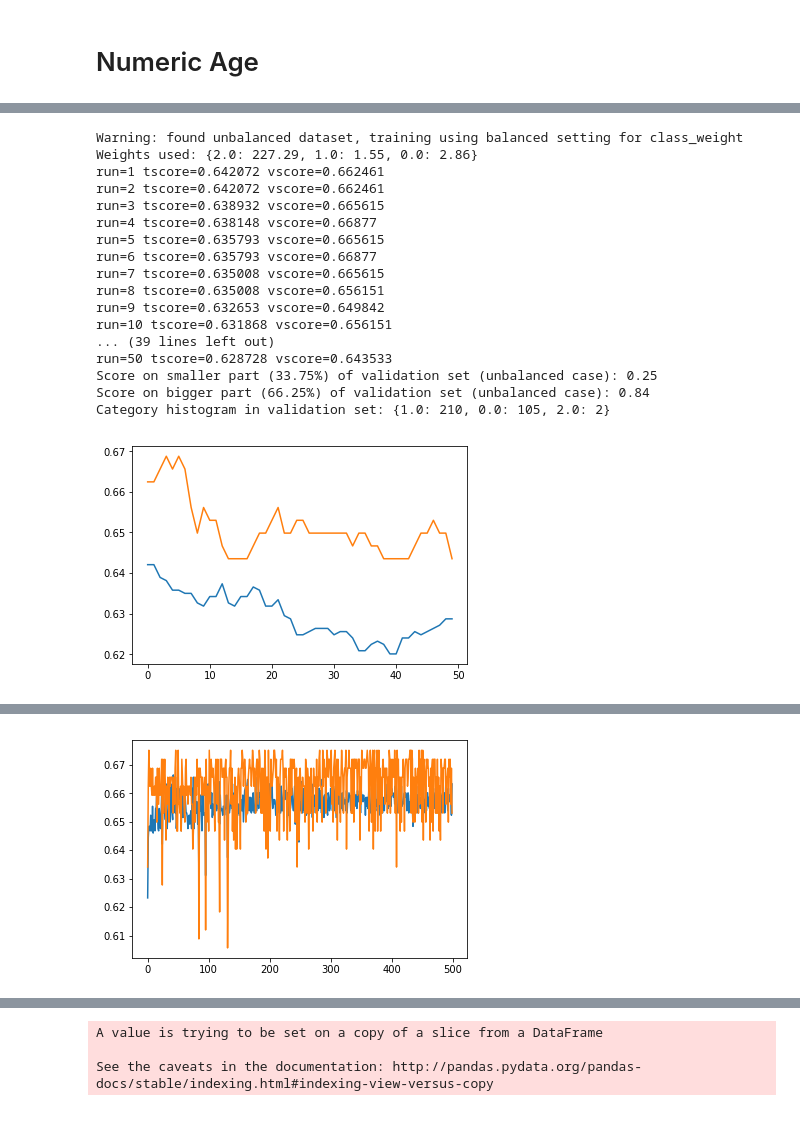
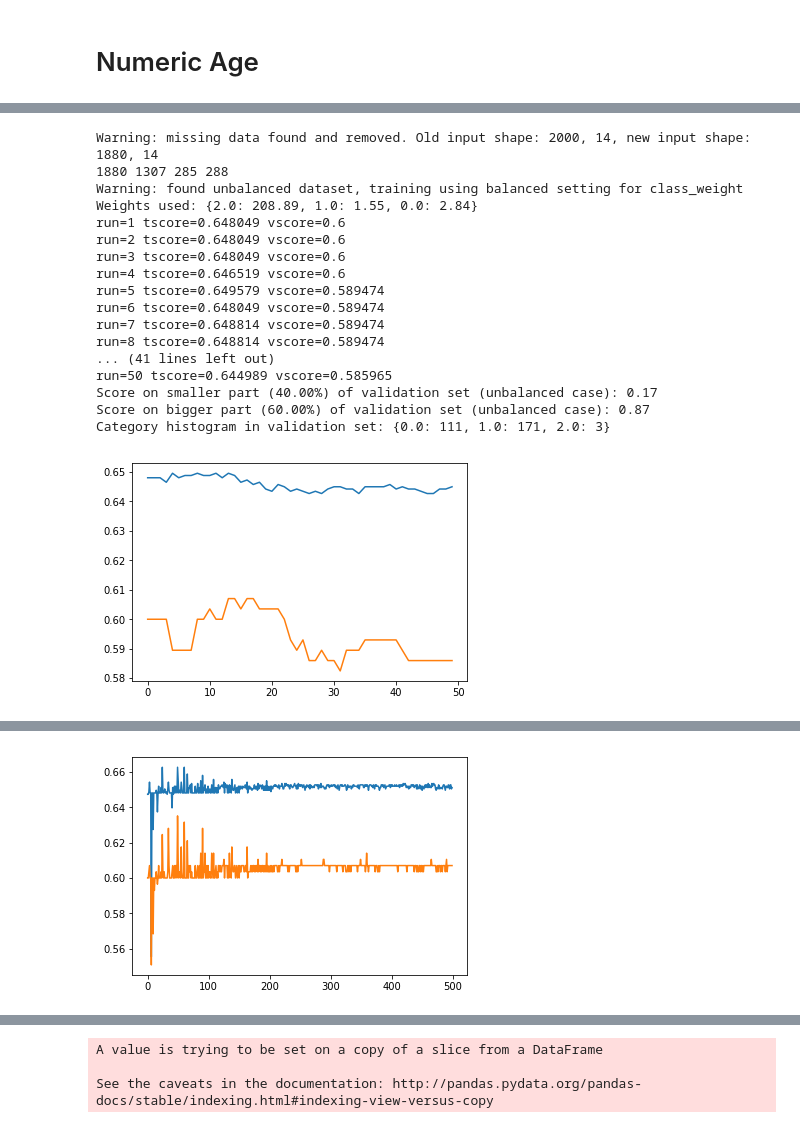
Before and after one commit to guglielmoG/MachineLearningVod, a Jupyter notebook: ML-Vod++.ipynb, the cells around one changed output, grey strips where cells are left out. Cells and saved outputs as stored; diff of their text form; code cells hidden in the pictures.

Commit message:
Add test set buildTrain

```diff
--- a/ML-Vod++.ipynb
+++ b/ML-Vod++.ipynb
@@ -516,9 +534,7 @@ class perc(interface):
     def __str__(self):
         return 'Perceptron interface'
 # %%
-def train_MLP(ml_perc, X, y, percentage=0.8, max_iter= 30, std=False, pca=0, v=True, build_seed=None):
-
-    data = buildTrain(X, y, percentage, std, pca, seed=build_seed)
+def train_MLP(ml_perc, data, X, y, max_iter= 30, v=True):
 
     tscores = []
     vscores = []
@@ -538,22 +554,22 @@ def train_MLP(ml_perc, X, y, percentage=0.8, max_iter= 30, std=False, pca=0, v=T
         plt.figure()
         plt.plot(np.arange(max_iter), tscores, np.arange(max_iter), vscores)
 
-    return tscores, vscores, data.get_valid()
+    return tscores, vscores
 # %%
 class MLP(interface):
 
-    def _train(self, X, y, percentage, std, pca, epochs, args):
+    def _train(self, X, y, data, epochs, args):
 
         #create multiple perceptron
         ml_perc_ = MLPClassifier(**args)
 
-        param_warm = (ml_perc_, X, y, percentage, epochs, std, pca, True, self.build_seed)
+        param_warm = (ml_perc_, data, X, y, epochs, True)
 
-        tscores, vscores, valid = train_MLP(*param_warm)
+        tscores, vscores = train_MLP(*param_warm)
 
         #save settings
         self.obj = ml_perc_
-        return tscores, vscores, valid
+        return tscores, vscores
 
     def __str__(self):
         return 'MLP interface'
@@ -954,9 +801,8 @@ See the caveats in the documentation: http://pandas.pydata.org/pandas-docs/stabl
 # Urbanization
 # %%
 X = df_filled[traffic_columns]
-y = df_filled['Urban'].map(lambda x: int(x), na_action = 'ignore')
-data = buildTrain(X, y, perc=0.85)
-print('train size %d, test size %d' % (data.get_size()))
+df_filled['Urban'] = df_filled['Urban'].map(lambda x: int(x), na_action = 'ignore')
+y = df_filled['Urban']
 build_seed = 4562
 my_perc = perc(build_seed)
 my_MLP = MLP(build_seed)
@@ -1073,28 +941,28 @@ train size 1591, test size 289
 # %%
-my_perc.train(*data.get_train(), percentage=0.8, std=False, pca=0, threshold_unbalanced=0.6, epochs=50,
+my_perc.train(X, y, percentage=(0.70,0.15,0.15), std=False, pca=0, threshold_unbalanced=0.6, epochs=50,
               loss='log', penalty='none', alpha=1e-8, power_t=0.7, it_interval=100, learning_rate='constant',
               eta0=1e-4, class_weight=None)
 # %% [output]
+Warning: missing data found and removed. Old input shape: 2000, 14, new input shape: 1880, 14
+1880 1307 285 288
 Warning: found unbalanced dataset, training using balanced setting for class_weight
-Weights used: {2.0: 227.29, 1.0: 1.55, 0.0: 2.86}
-run=1 tscore=0.642072 vscore=0.662461
-run=2 tscore=0.642072 vscore=0.662461
-run=3 tscore=0.638932 vscore=0.665615
-run=4 tscore=0.638148 vscore=0.66877
-run=5 tscore=0.635793 vscore=0.665615
-run=6 tscore=0.635793 vscore=0.66877
-run=7 tscore=0.635008 vscore=0.665615
-run=8 tscore=0.635008 vscore=0.656151
-run=9 tscore=0.632653 vscore=0.649842
-run=10 tscore=0.631868 vscore=0.656151
-... (39 lines left out)
-run=50 tscore=0.628728 vscore=0.643533
-Score on smaller part (33.75%) of validation set (unbalanced case): 0.25
-Score on bigger part (66.25%) of validation set (unbalanced case): 0.84
-Category histogram in validation set: {1.0: 210, 0.0: 105, 2.0: 2}
+Weights used: {2.0: 208.89, 1.0: 1.55, 0.0: 2.84}
+run=1 tscore=0.648049 vscore=0.6
+run=2 tscore=0.648049 vscore=0.6
+run=3 tscore=0.648049 vscore=0.6
+run=4 tscore=0.646519 vscore=0.6
+run=5 tscore=0.649579 vscore=0.589474
+run=6 tscore=0.648049 vscore=0.589474
+run=7 tscore=0.648814 vscore=0.589474
+run=8 tscore=0.648814 vscore=0.589474
+... (41 lines left out)
+run=50 tscore=0.644989 vscore=0.585965
+Score on smaller part (40.00%) of validation set (unbalanced case): 0.17
+Score on bigger part (60.00%) of validation set (unbalanced case): 0.87
+Category histogram in validation set: {0.0: 111, 1.0: 171, 2.0: 3}
-[figure, old version]
+[figure, new version]
 # %%
-my_MLP.train(*data.get_train(), percentage=0.8, std=False, pca=0, threshold_unbalanced=0.6, epochs=500,
+my_MLP.train(X, y, percentage=(0.70,0.15,0.15), std=False, pca=0, threshold_unbalanced=0.6, epochs=500,
              hidden_layer_sizes = (200,), batch_size = 100, learning_rate_init=1e-2, solver = 'adam',
              learning_rate = 'constant', momentum = 0.5, nesterovs_momentum = False,
              alpha = 0.2, tol = 1e-4)
@@ -1129,2 +999,2 @@ Category histogram in validation set: {1.0: 210, 0.0: 105, 2.0: 2}
-[figure, old version]
+[figure, new version]
 # %%
```
Also changed, not shown: parts of 71 cells of this notebook.
